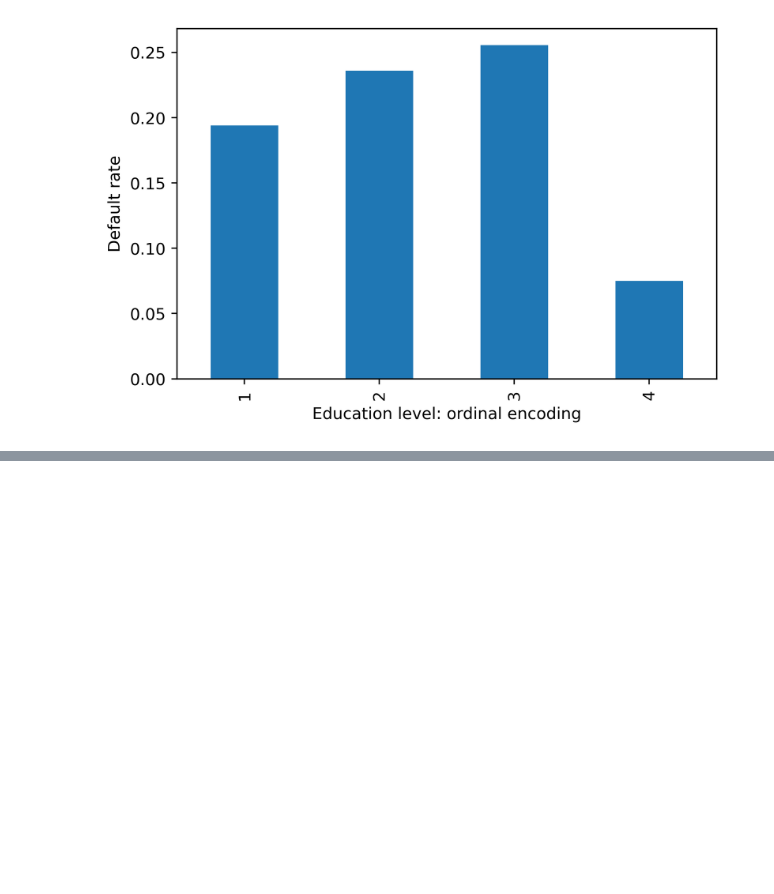
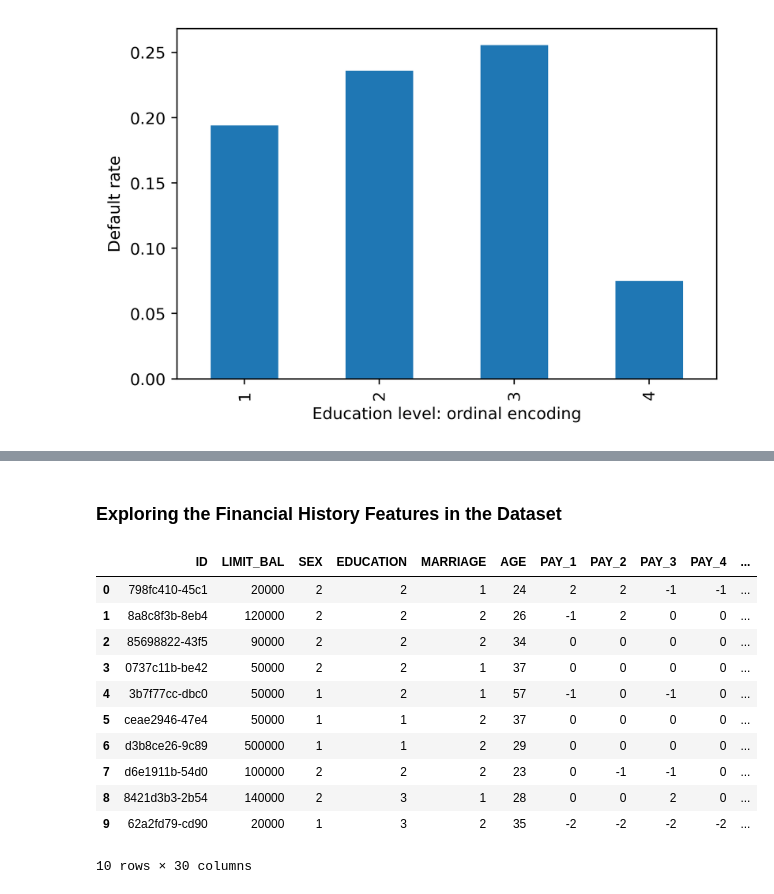
Before and after one commit to kanisamaina/Technocolabs_DataScience_Internship, a Jupyter notebook: Minor_Project_2/Project2.ipynb, the cells around one changed output, grey strips where cells are left out. Saved outputs shown, nothing was run; the diff lists cells and outputs as text; code cells hidden in the pictures; blank space fills up the shorter version.

```diff
--- a/Minor_Project_2/Project2.ipynb
+++ b/Minor_Project_2/Project2.ipynb
@@ -363,0 +437,2 @@ Text(0.5, 0, 'Education level: ordinal encoding')
+# %% [markdown]
+### Exploring the Financial History Features in the Dataset
@@ -363,0 +441,15 @@ Text(0.5, 0, 'Education level: ordinal encoding')
+# %%
+df.head(10)
+# %% [output]
+|  | ID | LIMIT_BAL | SEX | EDUCATION | MARRIAGE | AGE | PAY_1 | PAY_2 | PAY_3 | PAY_4 | ... |
+| 0 | 798fc410-45c1 | 20000 | 2 | 2 | 1 | 24 | 2 | 2 | -1 | -1 | ... |
+| 1 | 8a8c8f3b-8eb4 | 120000 | 2 | 2 | 2 | 26 | -1 | 2 | 0 | 0 | ... |
+| 2 | 85698822-43f5 | 90000 | 2 | 2 | 2 | 34 | 0 | 0 | 0 | 0 | ... |
+| 3 | 0737c11b-be42 | 50000 | 2 | 2 | 1 | 37 | 0 | 0 | 0 | 0 | ... |
+| 4 | 3b7f77cc-dbc0 | 50000 | 1 | 2 | 1 | 57 | -1 | 0 | -1 | 0 | ... |
+| 5 | ceae2946-47e4 | 50000 | 1 | 1 | 2 | 37 | 0 | 0 | 0 | 0 | ... |
+| 6 | d3b8ce26-9c89 | 500000 | 1 | 1 | 2 | 29 | 0 | 0 | 0 | 0 | ... |
+| 7 | d6e1911b-54d0 | 100000 | 2 | 2 | 2 | 23 | 0 | -1 | -1 | 0 | ... |
+| 8 | 8421d3b3-2b54 | 140000 | 2 | 3 | 1 | 28 | 0 | 0 | 2 | 0 | ... |
+| 9 | 62a2fd79-cd90 | 20000 | 1 | 3 | 2 | 35 | -2 | -2 | -2 | -2 | ... |
+10 rows × 30 columns
```
Also changed, not shown: parts of 21 cells of this notebook.
